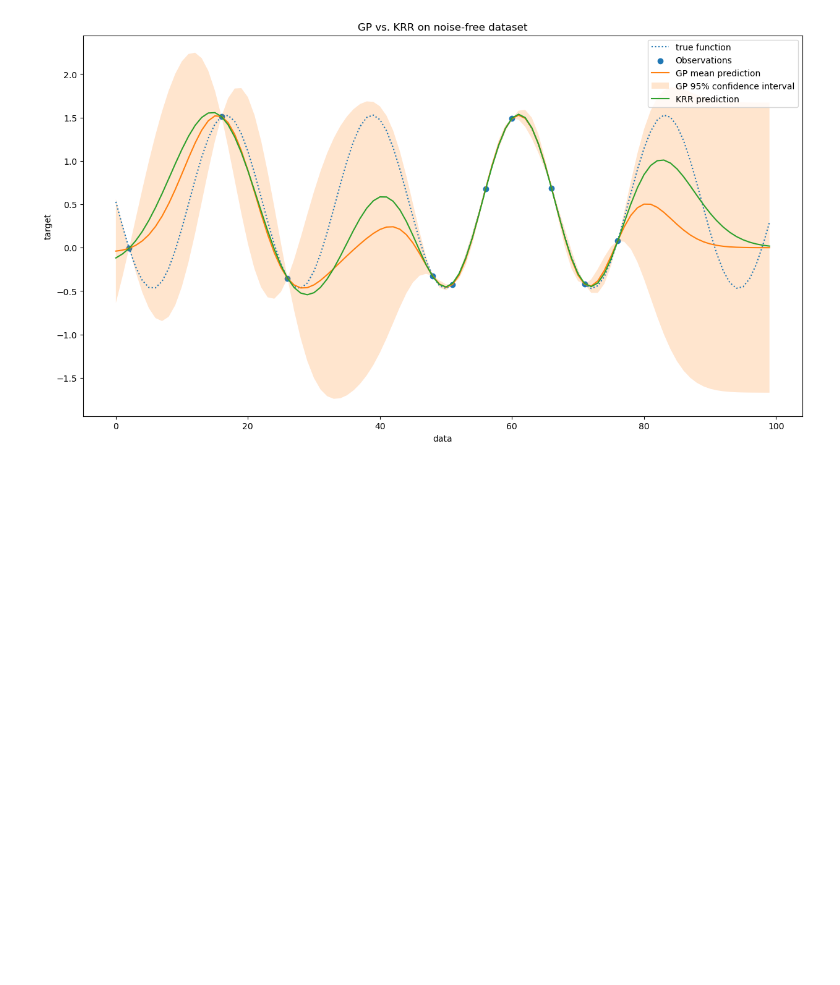
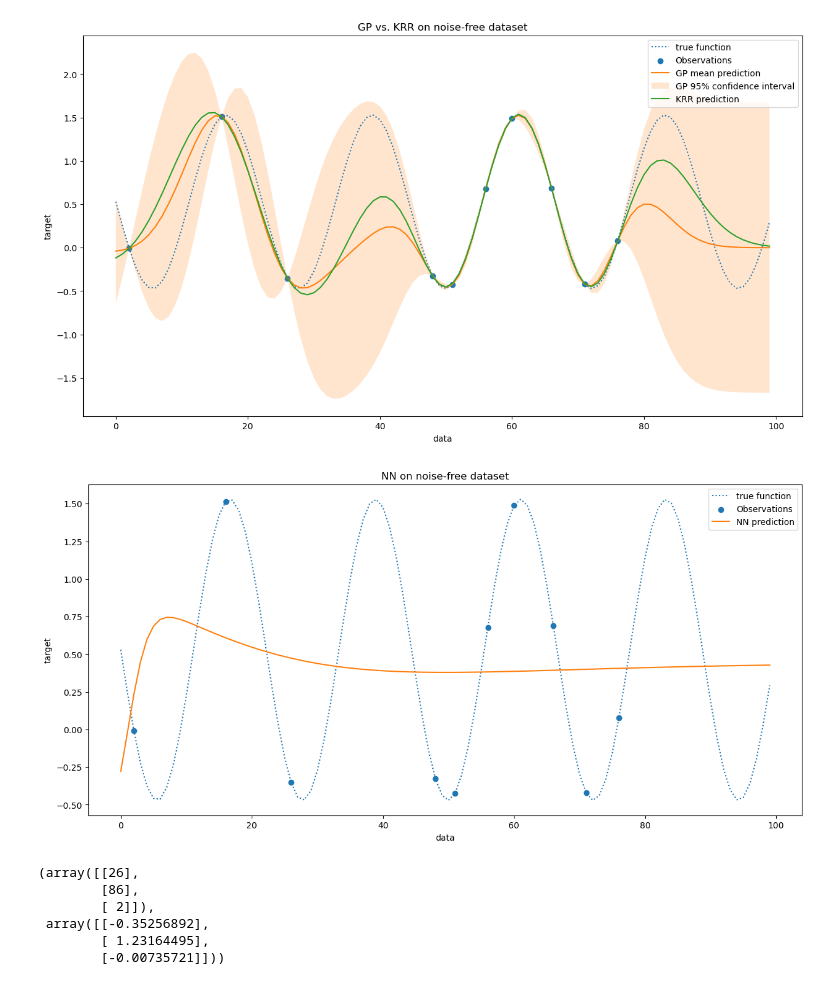
Before and after one commit to MischaDy/electricity-uq, a Jupyter notebook: test.ipynb, the cells around one changed output. Saved outputs shown, nothing was run; the diff lists cells and outputs as text; code cells hidden in the pictures; blank space fills up the shorter version.

```diff
--- a/test.ipynb
+++ b/test.ipynb
@@ -163,26 +167,56 @@ _ = plt.title("GP vs. KRR on noise-free dataset")
 # %% [output]
 [figure]
 # %%
-# ### GPy test ###
+# sklearn NN test
 
-# import GPy
-# GPy.plotting.change_plotting_library('plotly')
+from sklearn.neural_network import MLPRegressor
+
+regr = MLPRegressor(
+    hidden_layer_sizes=(20),
+    random_state=1,
+    max_iter=20000,
+    activation='tanh'
+).fit(X_train, y_train.ravel())
+nn_pred = regr.predict(X_test)
 
 
-# X = np.random.uniform(-3.,3.,(20,1))
-# Y = np.sin(X) + np.random.randn(20,1)*0.05
-# kernel = GPy.kern.RBF(input_dim=1, variance=1., lengthscale=1.)
-# m = GPy.models.GPRegression(X,Y,kernel)
+# plot
 
-# # fig = m.plot()
-# # GPy.plotting.show(fig, filename='basic_gp_regression_notebook')
+fig, ax = plt.subplots(figsize=(15,7))
 
+ax.plot(X, y, label=r"true function", linestyle="dotted")
+ax.scatter(X_train, y_train, label="Observations")
 
-# # m.optimize_restarts(num_restarts = 10)
-# # fig = m.plot()
-# # GPy.plotting.show(fig, filename='basic_gp_regression_notebook_optimized')
+ax.plot(X, nn_pred, label="NN prediction")
 
-# # fig = m.plot()
-# # help(m.plot)
-# # display(type(fig), fig)
-# # GPy.plotting.show(fig['dataplot'], filename='basic_gp_regression_notebook')
+ax.legend()
+plt.xlabel("data")
+plt.ylabel("target")
+_ = plt.title("NN on noise-free dataset")
+# %% [output]
+[figure, added]
+# %%
+import numpy as np
+
+import torch
+import torch.nn as nn
+import torch.optim as optim
+import torch.utils.data as data
+
+
+# to tensors
+# X_tensor, y_tensor = torch.Tensor(X), torch.Tensor(y)
+# X_train_tensor, y_train_tensor = torch.Tensor(X_train), torch.Tensor(y_train)
+
+N_test = 3
+
+np.random.seed(0)
+test_inds = np.random.choice(X.size, N_test, replace=False)
+X_test, y_test = X[test_inds], y[test_inds]
+# %% [output]
+(array([[26],
+        [86],
+        [ 2]]),
+ array([[-0.35256892],
+        [ 1.23164495],
+        [-0.00735721]]))
```
Also changed, not shown: parts of 3 cells of this notebook.
